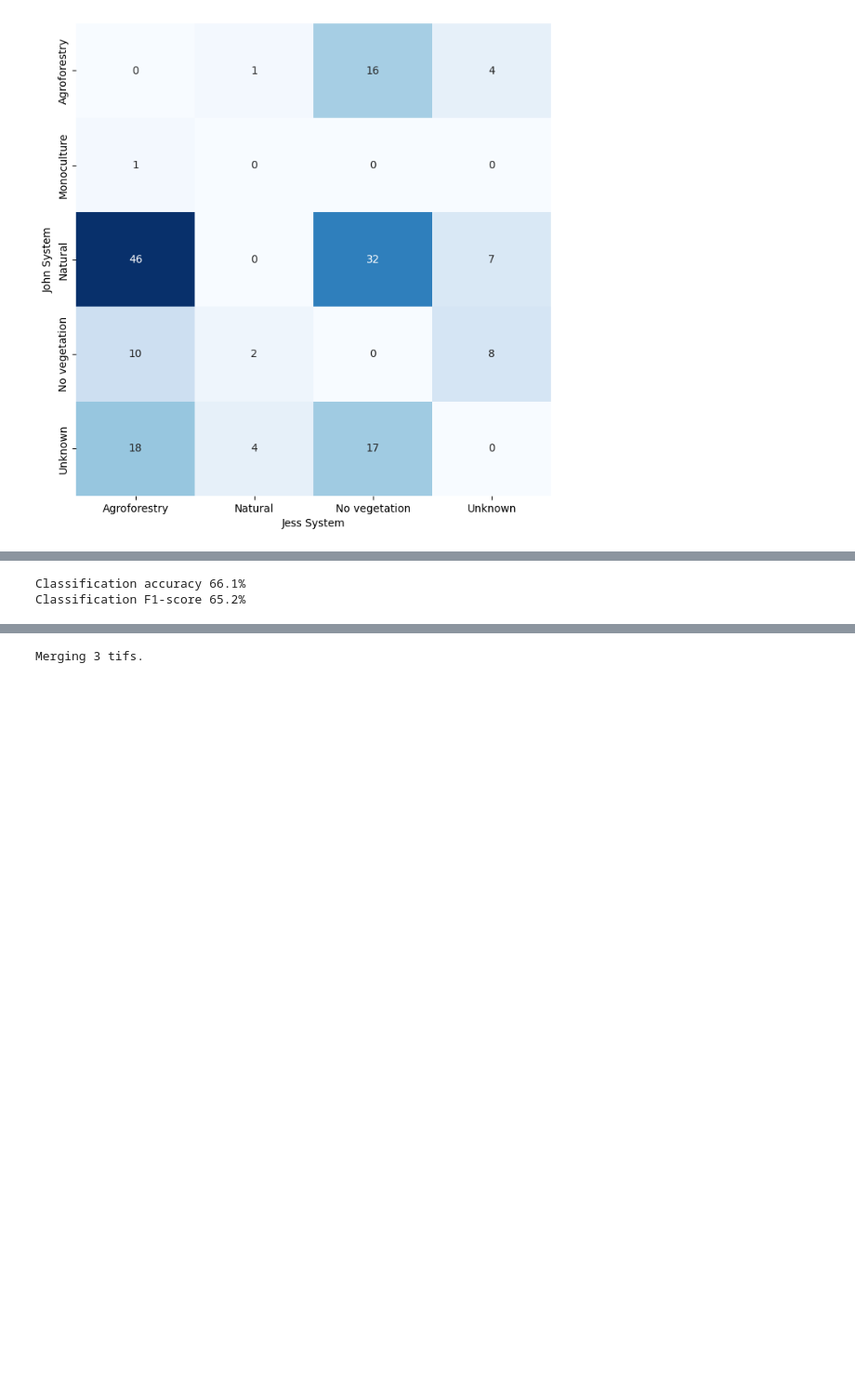
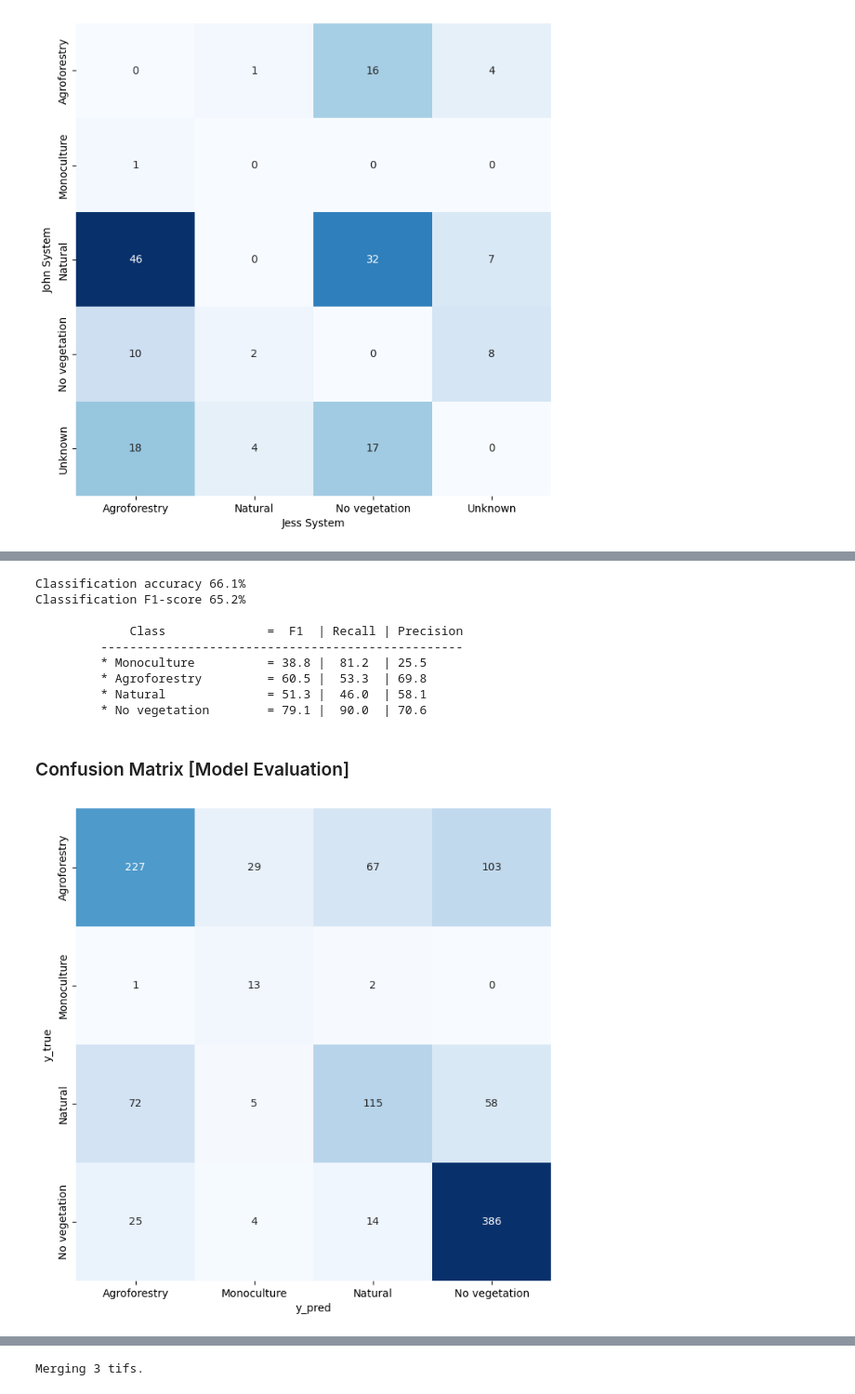
Before and after one commit to wri/plantation_classifier, a Jupyter notebook: notebooks/modeling/validation.ipynb, the cells around one changed output, grey strips where cells are left out. Shown at 93% size. Cells and saved outputs as stored; diff of their text form; code cells hidden in the pictures; blank space fills up the shorter version.

Commit message:
add conf matrix for model eval

```diff
--- a/notebooks/modeling/validation.ipynb
+++ b/notebooks/modeling/validation.ipynb
@@ -248,25 +262,39 @@ class_names = list(set(true_labels))
 class_labels = [0,1,2,3]
 
 # Extract and display metrics
-f1_scores = metrics.f1_score(true_labels, predictions, labels=class_labels, average=None)
+f1_scores = metrics.f1_score(true_labels, predictions, labels=class_names, average=None)
 avg_f1_score = metrics.f1_score(true_labels, predictions, average="weighted")
-recall = metrics.recall_score(true_labels, predictions, labels=class_labels, average=None)
-precision = metrics.precision_score(true_labels, predictions, labels=class_labels, average=None)
+recall = metrics.recall_score(true_labels, predictions, labels=class_names, average=None)
+precision = metrics.precision_score(true_labels, predictions, labels=class_names, average=None)
 accuracy = metrics.accuracy_score(true_labels, predictions)
+#roc_auc = metrics.roc_auc_score(true_labels, predictions, labels=class_labels)
 
 print("Classification accuracy {:.1f}%".format(100 * accuracy))
 print("Classification F1-score {:.1f}%".format(100 * avg_f1_score))
-# print()
-# print("             Class              =  F1  | Recall | Precision")
-# print("         --------------------------------------------------")
-#for idx, lulctype in enumerate([class_names[idx] for idx in class_labels]):
-# for idx, lulctype in enumerate(class_names):
-#     line_data = (lulctype, f1_scores[idx] * 100, recall[idx] * 100, precision[idx] * 100)
-#     print("         * {0:20s} = {1:2.1f} |  {2:2.1f}  | {3:2.1f}".format(*line_data))
+# print("Classification AUC {:.1f}%".format(100 * accuracy))
+print()
+print("             Class              =  F1  | Recall | Precision")
+print("         --------------------------------------------------")
 
-# for idx, lulctype in enumerate(class_labels):
-#     line_data = (class_names[idx], f1_scores[idx] * 100, recall[idx] * 100, precision[idx] * 100)
-#     print("         * {0:20s} = {1:2.1f} |  {2:2.1f}  | {3:2.1f}".format(*line_data))
+results = []
+for idx, lulctype in enumerate(class_names):
+    f1, rec, prec = f1_scores[idx] * 100, recall[idx] * 100, precision[idx] * 100
+    results.append([lulctype, f1, rec, prec])
+    print("         * {0:20s} = {1:2.1f} |  {2:2.1f}  | {3:2.1f}".format(lulctype, f1, rec, prec))
+
+results.append(["Overall", avg_f1_score * 100, "-", "-", accuracy * 100])
+df_results = pd.DataFrame(results, columns=['Class', 'F1 Score (%)', 'Recall (%)', 'Precision (%)', 'Accuracy (%)'])
+df_results['Run'] = pd.Timestamp.now().strftime('%Y-%m-%d %H:%M:%S')
+outf = "../../data/validation/accuracy_assessment_log.csv"
+df_results.to_csv(outf, mode='a', index=False,
+                  header=not pd.io.common.file_exists(outf))
 # %% [output]
 Classification accuracy 66.1%
 Classification F1-score 65.2%
+
+             Class              =  F1  | Recall | Precision
+         --------------------------------------------------
+         * Monoculture          = 38.8 |  81.2  | 25.5
+         * Agroforestry         = 60.5 |  53.3  | 69.8
+         * Natural              = 51.3 |  46.0  | 58.1
+         * No vegetation        = 79.1 |  90.0  | 70.6
@@ -275,0 +301,10 @@ Classification F1-score 65.2%
+# %% [markdown]
+### Confusion Matrix [Model Evaluation]
+# %%
+conf_matrix = pd.crosstab(stacked_df['y_true'], stacked_df['y_pred'], rownames=['y_true'], colnames=['y_pred'])
+
+plt.figure(figsize=(8,8))
+sns.heatmap(conf_matrix, annot=True, fmt='d', cmap='Blues', cbar=False)
+plt.show()
+# %% [output]
+[figure, added]
```
Also changed, not shown: parts of 23 cells of this notebook.
